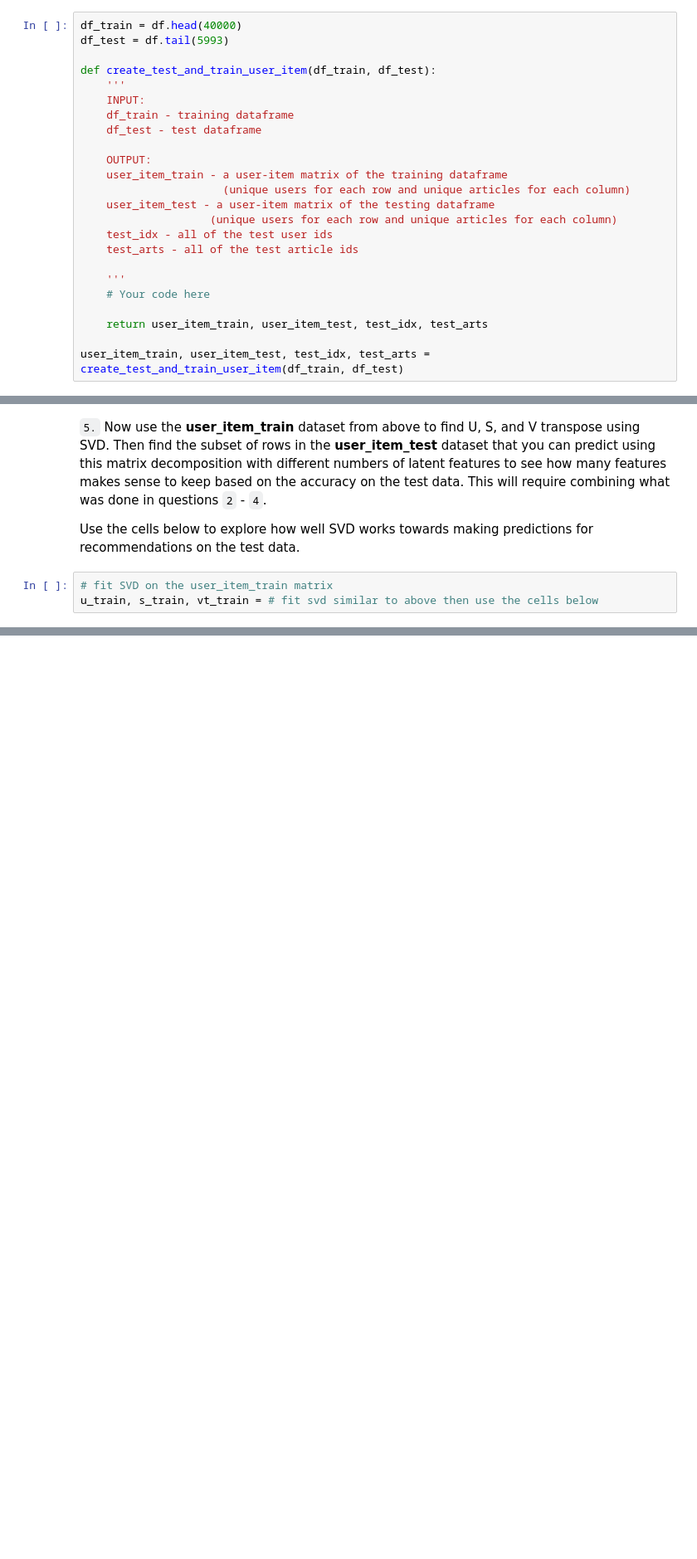
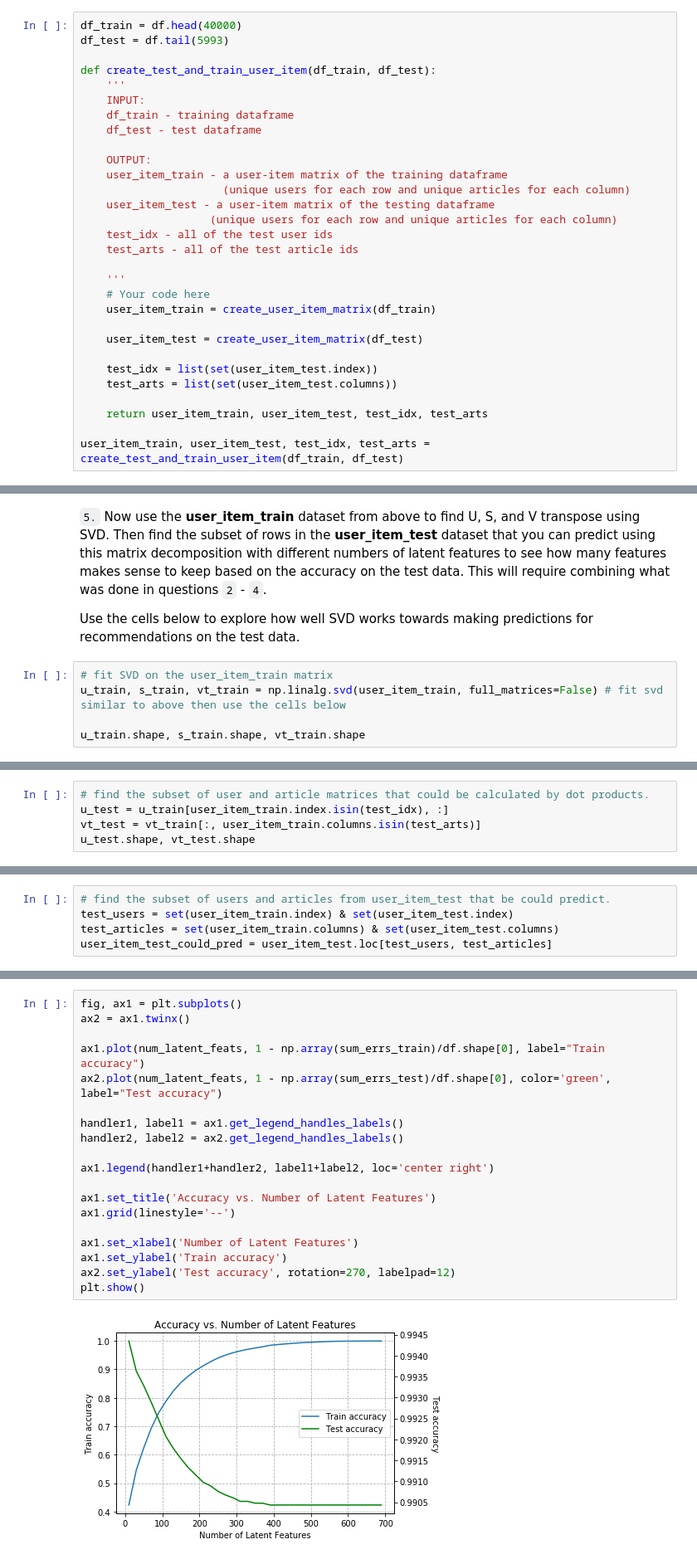
Before and after one commit to snandasena/recomendation-system-ibm-watson, a Jupyter notebook: Recommendations_with_IBM.ipynb, the cells around one changed output, grey strips where cells are left out. Shown: that part at 83% size. Drawn from its saved outputs; the diff is of its cells as text; blank space fills up the shorter version.

```diff
--- a/Recommendations_with_IBM.ipynb
+++ b/Recommendations_with_IBM.ipynb
@@ -619,6 +784,12 @@ def create_test_and_train_user_item(df_train, df_test):
 
     '''
     # Your code here
+    user_item_train = create_user_item_matrix(df_train)
+
+    user_item_test = create_user_item_matrix(df_test)
+
+    test_idx = list(set(user_item_test.index))
+    test_arts = list(set(user_item_test.columns))
 
     return user_item_train, user_item_test, test_idx, test_arts
 
@@ -645,4 +838,6 @@ t.sol_4_test(sol_4_dict)
 Use the cells below to explore how well SVD works towards making predictions for recommendations on the test data.
 # %%
 # fit SVD on the user_item_train matrix
-u_train, s_train, vt_train = # fit svd similar to above then use the cells below
+u_train, s_train, vt_train = np.linalg.svd(user_item_train, full_matrices=False) # fit svd similar to above then use the cells below
+
+u_train.shape, s_train.shape, vt_train.shape
@@ -651,0 +846,5 @@ u_train, s_train, vt_train = # fit svd similar to above then use the cells below
+# %%
+# find the subset of user and article matrices that could be calculated by dot products.
+u_test = u_train[user_item_train.index.isin(test_idx), :]
+vt_test = vt_train[:, user_item_train.columns.isin(test_arts)]
+u_test.shape, vt_test.shape
@@ -651,0 +853,5 @@ u_train, s_train, vt_train = # fit svd similar to above then use the cells below
+# %%
+# find the subset of users and articles from user_item_test that be could predict.
+test_users = set(user_item_train.index) & set(user_item_test.index)
+test_articles = set(user_item_train.columns) & set(user_item_test.columns)
+user_item_test_could_pred = user_item_test.loc[test_users, test_articles]
@@ -651,0 +889,21 @@ u_train, s_train, vt_train = # fit svd similar to above then use the cells below
+# %%
+fig, ax1 = plt.subplots()
+ax2 = ax1.twinx()
+
+ax1.plot(num_latent_feats, 1 - np.array(sum_errs_train)/df.shape[0], label="Train accuracy")
+ax2.plot(num_latent_feats, 1 - np.array(sum_errs_test)/df.shape[0], color='green', label="Test accuracy")
+
+handler1, label1 = ax1.get_legend_handles_labels()
+handler2, label2 = ax2.get_legend_handles_labels()
+
+ax1.legend(handler1+handler2, label1+label2, loc='center right')
+
+ax1.set_title('Accuracy vs. Number of Latent Features')
+ax1.grid(linestyle='--')
+
+ax1.set_xlabel('Number of Latent Features')
+ax1.set_ylabel('Train accuracy')
+ax2.set_ylabel('Test accuracy', rotation=270, labelpad=12)
+plt.show()
+# %% [output]
+[figure, added]
```
Also changed, not shown: parts of 36 cells of this notebook, 8 other files.
